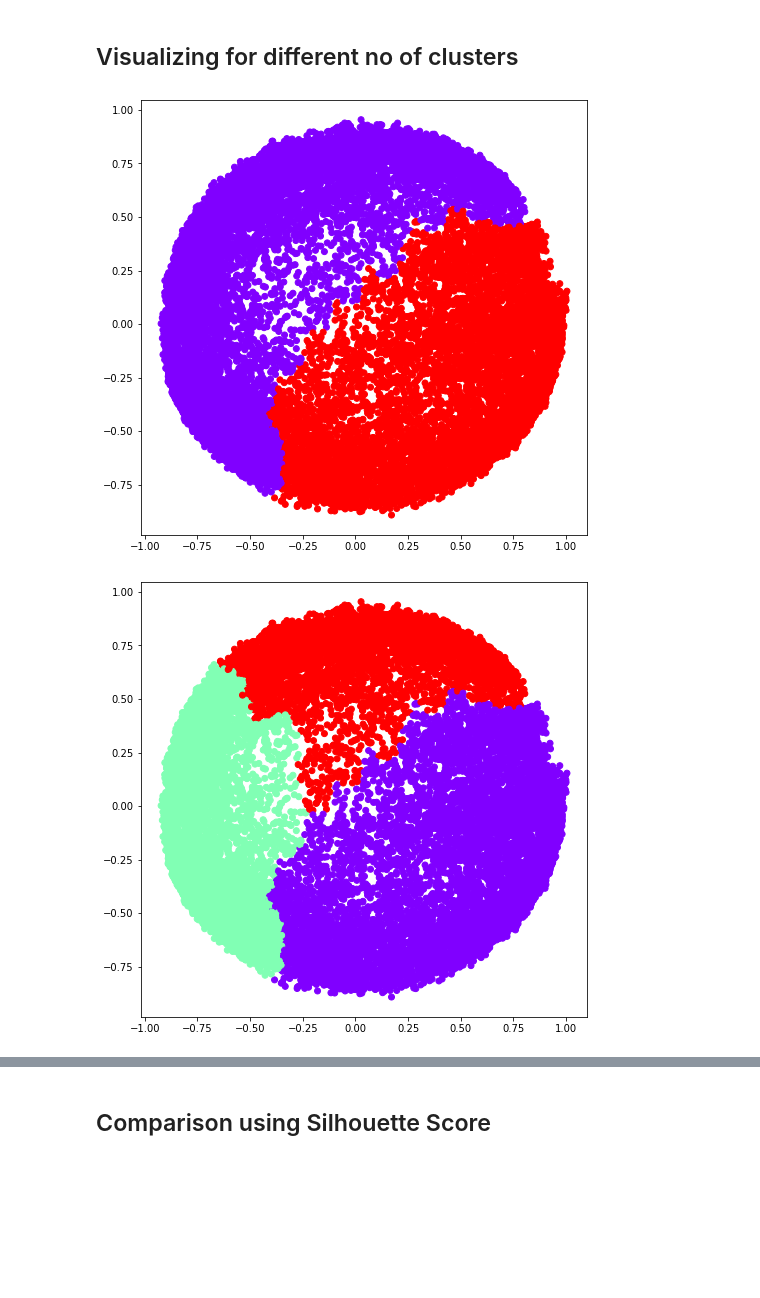
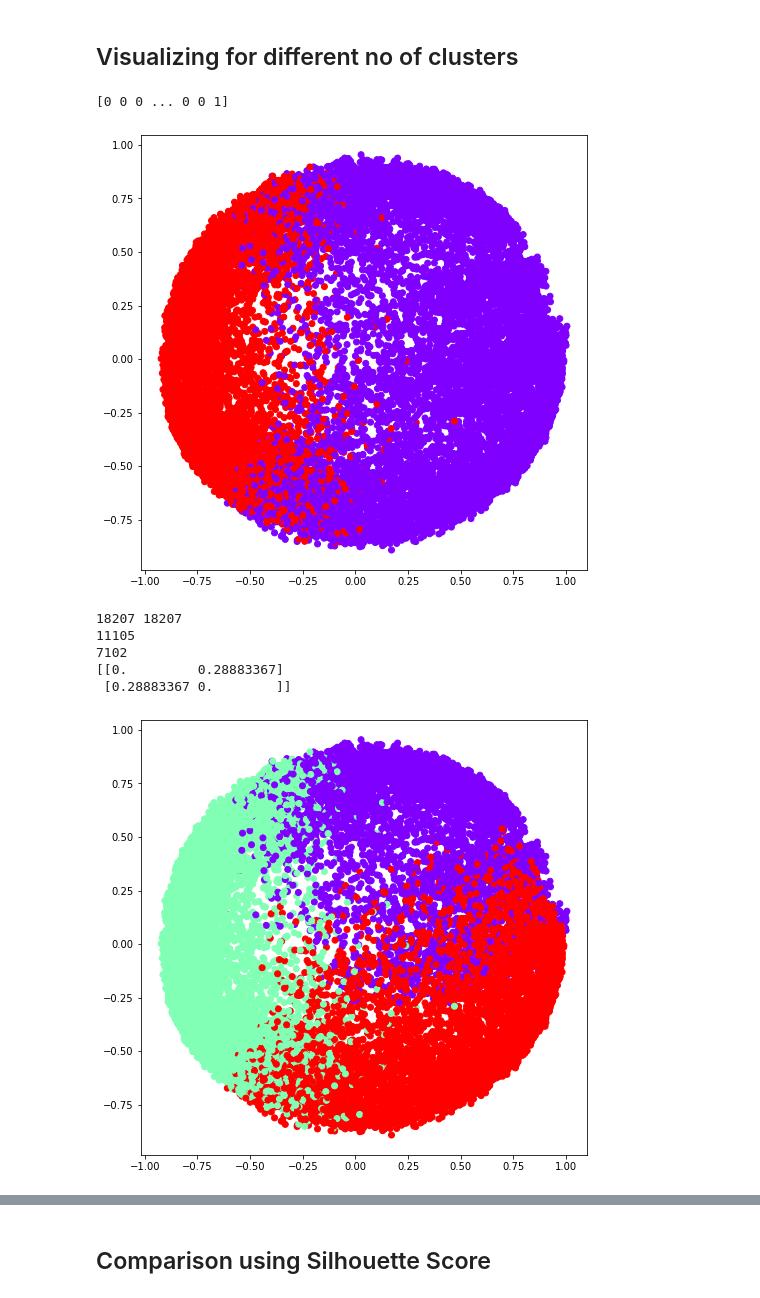
Before and after one commit to manoj-sirvi/Clustering-1, a Jupyter notebook: 3_Agglomerative.ipynb, the cells around one changed output, grey strips where cells are left out. Saved outputs shown, nothing was run; the diff lists cells and outputs as text; code cells hidden in the pictures; blank space fills up the shorter version.

```diff
--- a/3_Agglomerative.ipynb
+++ b/3_Agglomerative.ipynb
@@ -4,7 +5,7 @@ import pandas as pd
 # %%
 from google.colab import drive
 drive.mount('/content/drive')
-data=pd.read_csv("/content/drive/MyDrive/Data-Analytics/football_data.csv")
+data=pd.read_csv("/content/drive/MyDrive/Data-Analytic/football_data.csv")
 # %% [output]
 Drive already mounted at /content/drive; to attempt to forcibly remount, call drive.mount("/content/drive", force_remount=True).
 # %% [markdown]
@@ -192,22 +257,36 @@ Although finally we need to check the best no of clusters practically.*
 # %%
 from sklearn.cluster import AgglomerativeClustering
 
 # k=2
 ac2 = AgglomerativeClustering(n_clusters = 2)
-
+labels1=ac2.fit_predict(normalized_data)
+print(check)
 # Visualizing the clustering
 plt.figure(figsize =(8, 8))
-plt.scatter(reduced_data['P1'], reduced_data['P2'], c = ac2.fit_predict(reduced_data), cmap ='rainbow')
+plt.scatter(reduced_data['P1'], reduced_data['P2'], c = labels1, cmap ='rainbow')
 plt.show()
 # %% [output]
+[0 0 0 ... 0 0 1]
-[figure, old version]
+[figure, new version]
+# %%
+metric=Similarity(labels1,normalized_data.to_numpy().tolist(),2)
+print(len(labels1),len(data))
+metric=metric.Distances()
+# print(metric)
+print(metric['single link'])
+# %% [output]
+18207 18207
+11105
+7102
+[[0.         0.28883367]
+ [0.28883367 0.        ]]
 # %%
 # k=3
 ac3 = AgglomerativeClustering(n_clusters = 3)
-
+labels2=ac3.fit_predict(normalized_data)
 # Visualizing the clustering
 plt.figure(figsize =(8, 8))
-plt.scatter(reduced_data['P1'], reduced_data['P2'], c = ac3.fit_predict(reduced_data), cmap ='rainbow')
+plt.scatter(reduced_data['P1'], reduced_data['P2'], c = labels2, cmap ='rainbow')
 plt.show()
 # %% [output]
-[figure, old version]
+[figure, new version]
```
Also changed, not shown: parts of 12 cells of this notebook, 2 other files.
